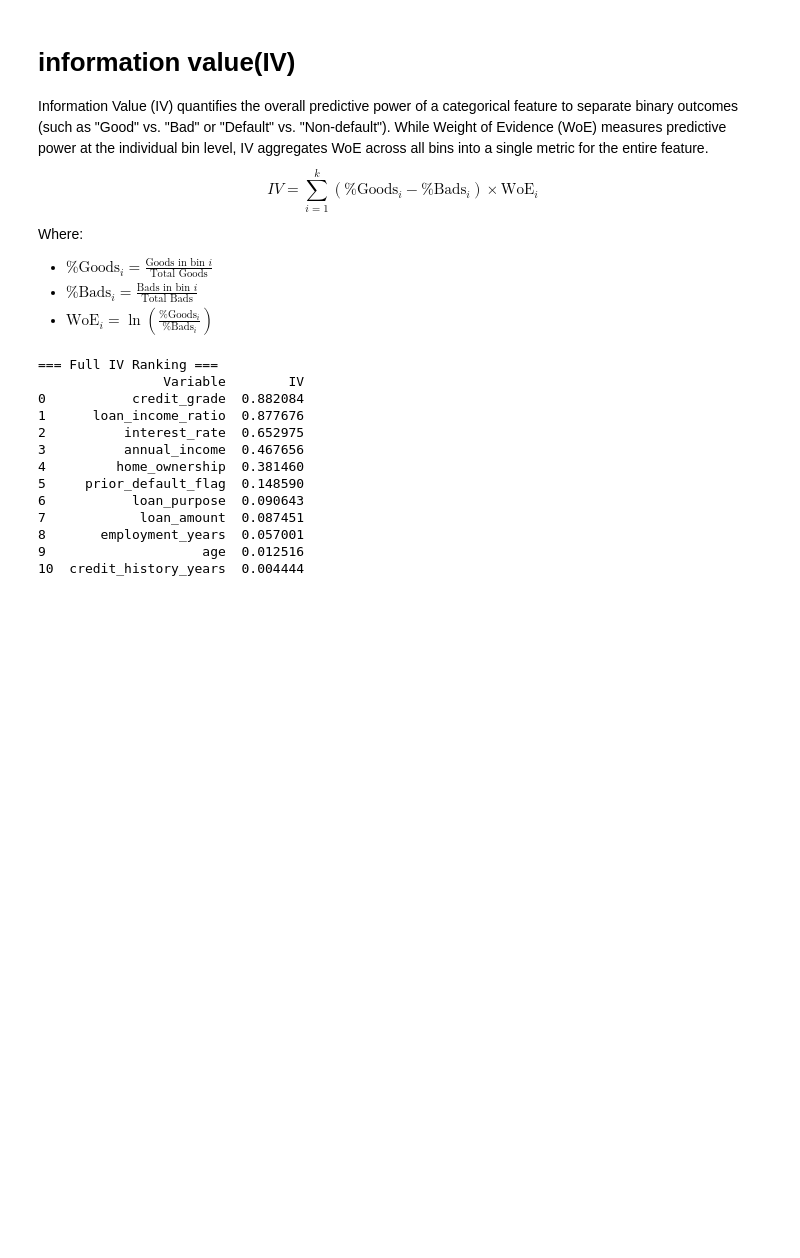
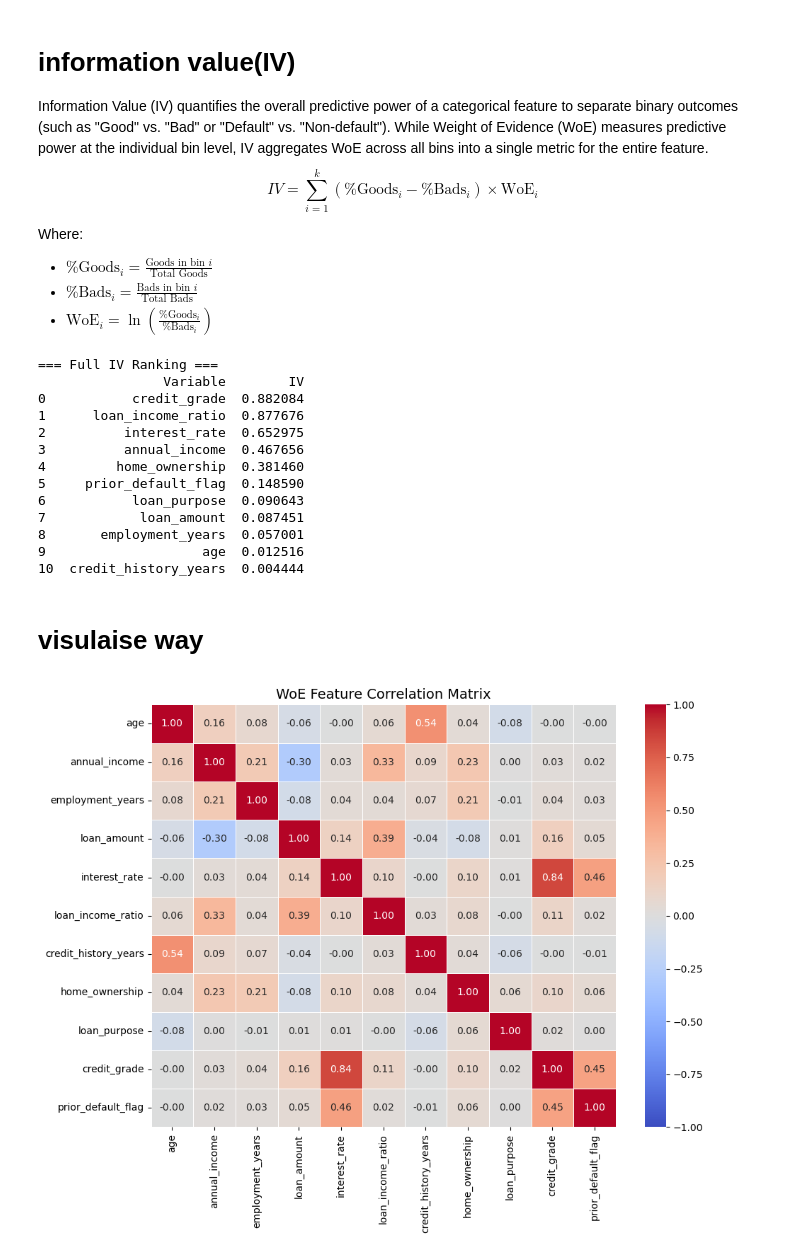
Before and after one commit to manish-singh-deswal/credit-risk-application-scorecard, a Jupyter notebook: 02_notebooks/model.ipynb, the cells around one changed output. Drawn from its saved outputs; the diff is of its cells as text; code cells hidden in the pictures; blank space fills up the shorter version.

```diff
--- a/02_notebooks/model.ipynb
+++ b/02_notebooks/model.ipynb
@@ -350,3 +350,26 @@ print(iv_table)
 8       employment_years  0.057001
 9                    age  0.012516
 10  credit_history_years  0.004444
+# %% [markdown]
+# visulaise way
+# %%
+import matplotlib.pyplot as plt
+import seaborn as sns
+
+plt.figure(figsize=(10, 8))
+corr = X_train_woe.corr()
+
+sns.heatmap(
+    corr,
+    annot=True,
+    fmt=".2f",
+    cmap="coolwarm",
+    vmin=-1,
+    vmax=1,
+    linewidths=0.5,
+)
+plt.title("WoE Feature Correlation Matrix", fontsize=14)
+plt.tight_layout()
+plt.show()
+# %% [output]
+[figure, added]
```
Also changed, not shown: parts of 11 cells of this notebook.
